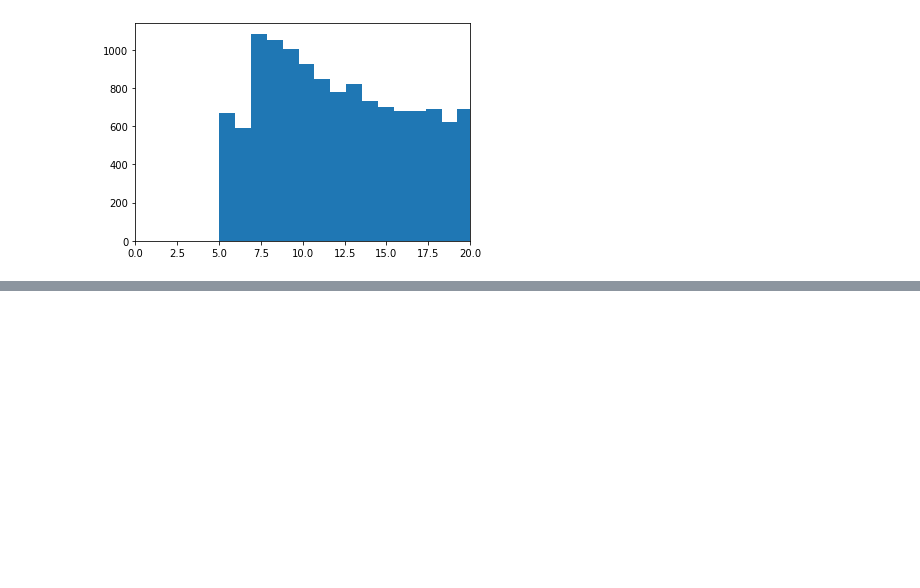
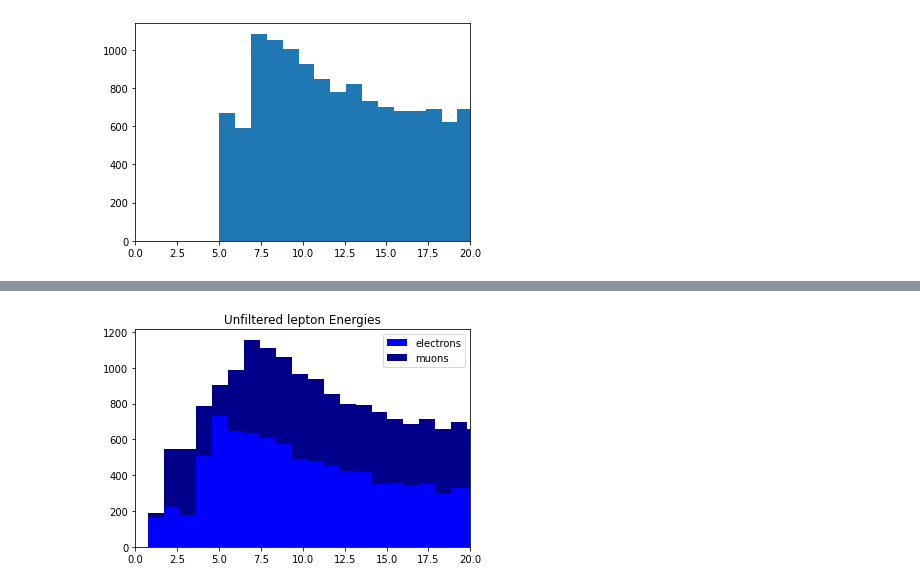
Before and after one commit to Phylex/FunctionalDataAnalysisExample, a Jupyter notebook: FunctionalExercise07.ipynb, the cells around one changed output, grey strips where cells are left out. Saved outputs shown, nothing was run; the diff lists cells and outputs as text; code cells hidden in the pictures; blank space fills up the shorter version.

```diff
--- a/FunctionalExercise07.ipynb
+++ b/FunctionalExercise07.ipynb
@@ -883,8 +884,8 @@ main_stream, unfiltered_plot_stream = itt.tee(data_from_pipeline_up_to_lepton_fi
 filtered_stream = filter_out_unfit_leptons(main_stream, muon_pt_min, muon_max_eta, electron_pt_min, electron_max_eta)
 # %%
 # extract the data from the unfiltered and filtered stream (also actually run the iterators and turn them into lists)
-unfiltered_lepton_plot_arrays = list(extract_plot_data_for_leptons(unfiltered_plot_stream, ['pt', 'eta']))
-filtered_lepton_plot_arrays = list(extract_plot_data_for_leptons(filtered_stream, ['pt', 'eta']))
+unfiltered_lepton_plot_arrays = list(extract_plot_data_for_leptons(extract_leptons(unfiltered_plot_stream), ['pt', 'eta']))
+filtered_lepton_plot_arrays = list(extract_plot_data_for_leptons(extract_leptons(filtered_stream), ['pt', 'eta']))
 # %%
 print(len(unfiltered_lepton_plot_arrays), len(unfiltered_lepton_plot_arrays[0]))
 # the shape of the resulting unfiltered data set
@@ -916,0 +917,43 @@ This is code that I have not yet incorporated and that is left over from a previ
+# %%
+# wrap the pipeline up to this point in a function so it is easy to work with
+def raw_to_filtered_and_unfiltered_lepton_events(raw_data, muon_pt_min, muon_max_eta, electron_pt_min, electron_max_eta):
+    prepared_data = map(calc_pseudorapidity, map(calc_pt, read_in_and_reformat(raw_data)))
+    main_stream, unfiltered_stream = itt.tee(prepared_data, 2)
+    filtered_stream = filter_out_unfit_leptons(main_stream, muon_pt_min, muon_max_eta, electron_pt_min, electron_max_eta)
+    return filtered_stream, unfiltered_stream
+
+
+# write the function to plot the stacked histogram
+def plot(electron_energies, muon_energies, title):
+    fig = plt.figure()
+    ax = fig.add_subplot(111)
+    ax.set_xlim((0, 20))
+    hist, bins, bars = ax.hist([electron_energies, muon_energies], bins=1000, stacked=True, color=['blue', 'darkblue'], label=['electrons', 'muons'])
+    plt.legend()
+    plt.title(title)
+    plt.show()
+# %%
+# so lets prepare (raw_to_filtered_lepton_events allready does the splitting)
+filtered_stream, unfiltered_stream= raw_to_filtered_and_unfiltered_lepton_events(bkgnd_sim_2el2mu.head(10000).iterrows(),
+                                                                                 muon_pt_min,
+                                                                                 muon_max_eta,
+                                                                                 electron_pt_min,
+                                                                                 electron_max_eta)
+
+filtered_leptons, unfiltered_leptons = (extract_leptons(filtered_stream), extract_leptons(unfiltered_stream))
+
+# now lets split each filtered and unfiltered lepton stream into muon and electron stream
+# note these streams still contain both lepton types
+filtered_lepton_stream1, filtered_lepton_stream2 = itt.tee(filtered_leptons)
+unfiltered_lepton_stream1, unfiltered_lepton_stream2 = itt.tee(unfiltered_leptons)
+
+filtered_muons, filtered_electrons = (filter(lambda l: l['type'] == 'mu', filtered_lepton_stream1), filter(lambda l: l['type'] == 'e', filtered_lepton_stream2))
+unfiltered_muons, unfiltered_electrons = (filter(lambda l: l['type'] == 'mu', unfiltered_lepton_stream1), filter(lambda l: l['type'] == 'e', unfiltered_lepton_stream2))
+
+# extract the data from the leptons
+uf_mu_energies, uf_el_energies = (extract_plot_data_for_leptons(unfiltered_muons, ['pt']), extract_plot_data_for_leptons(unfiltered_electrons, ['pt']))
+f_mu_energies, f_el_energies = (extract_plot_data_for_leptons(filtered_muons, ['pt']), extract_plot_data_for_leptons(filtered_electrons, ['pt']))
+# %%
+plot(list(uf_mu_energies)[0], list(uf_el_energies)[0], 'Unfiltered lepton Energies')
+# %% [output]
+[figure, added]
```
Also changed, not shown: parts of 21 cells of this notebook.
